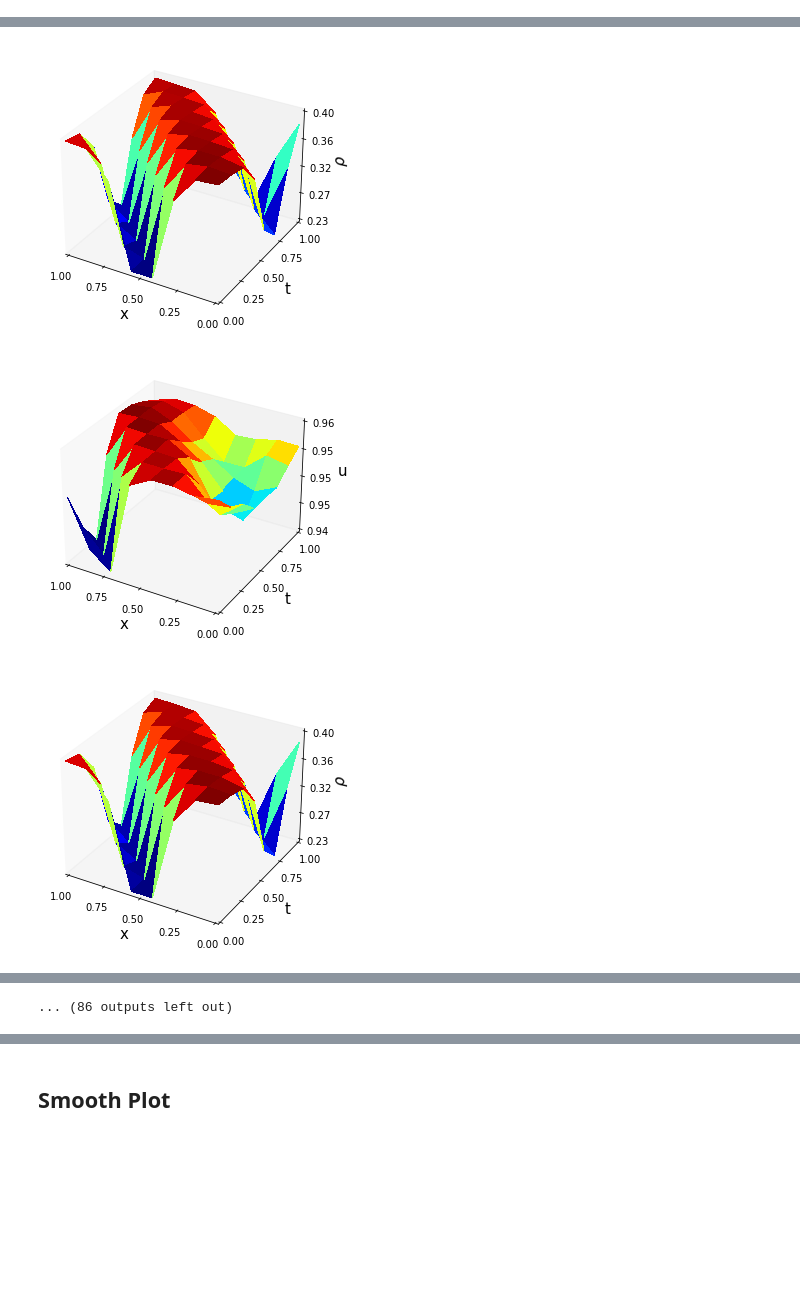
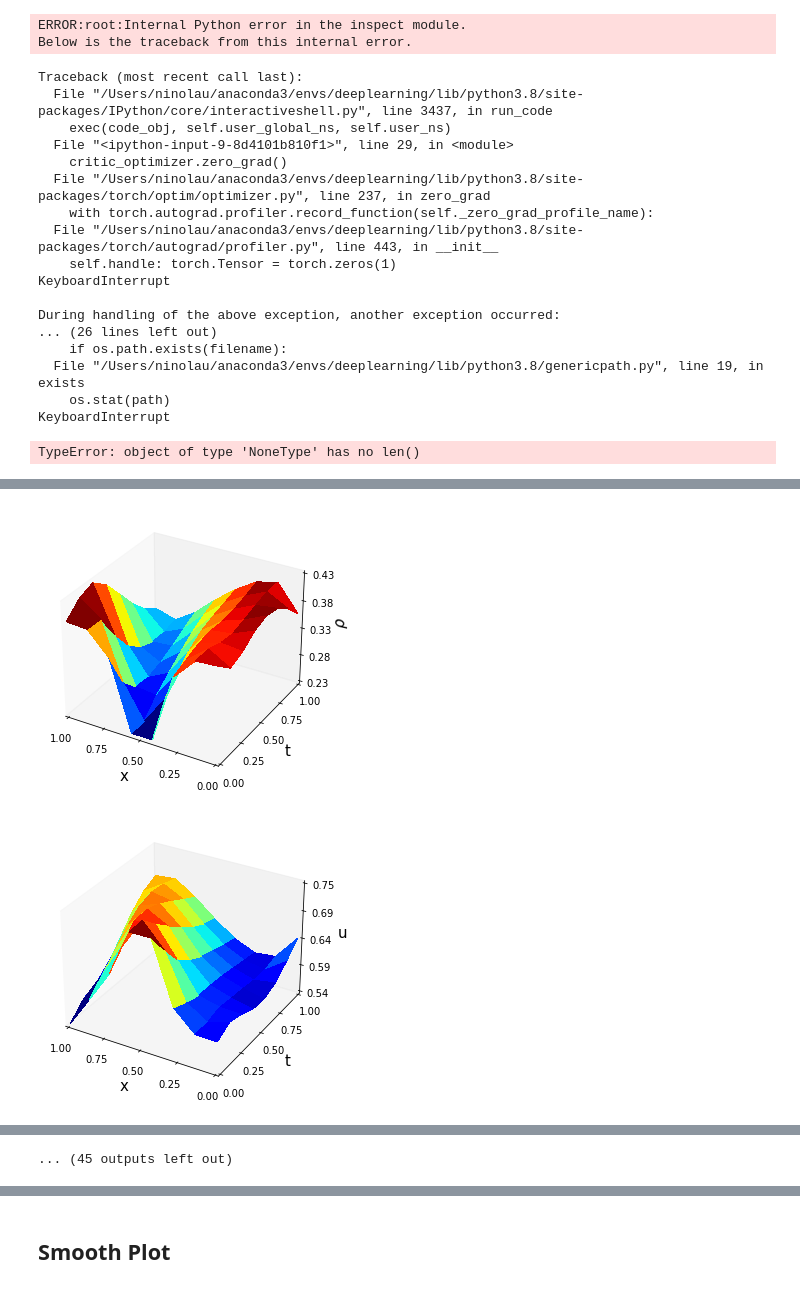
Before and after one commit to LovelyBuggies/MFG-RL-PIDL, a Jupyter notebook: lwr_notebook.ipynb, the cells around one changed output, grey strips where cells are left out. Drawn from its saved outputs; the diff is of its cells as text; code cells hidden in the pictures; blank space fills up the shorter version.

```diff
--- a/lwr_notebook.ipynb
+++ b/lwr_notebook.ipynb
@@ -102,7 +102,7 @@ def train_rho_network_one_step(n_cell, T_terminal, rho, rho_network, rho_optimiz
             truths.append(rho[i, j])
             keys.append(np.array([i, j]) / n_cell)
 
-    for _ in range(4000):
+    for _ in range(3000):
         truths = torch.tensor(truths, requires_grad=True)
         preds = torch.reshape(rho_network(np.array(keys)), (1, len(truths)))
         loss = (truths - preds).abs().mean()
@@ -121,8 +121,8 @@ d = rho[:, 0]
 delta_T = 1 / n_cell
 T = int(T_terminal / delta_T)
 u_hist = [0.5 * np.ones((n_cell, T))]
-rho_hist = [u_hist[0]]
-u_diff_hist, rho_diff_hist = list(), list()
+rho_hist = [get_rho_from_u(u_hist[0], d)]
+# u_diff_hist, rho_diff_hist = list(), list()
 
 u = 0.5 * np.ones((n_cell, T))
 V = np.zeros((n_cell + 1, T + 1), dtype=np.float64)
@@ -147,24 +147,21 @@ for it in range(100):
                 truths.append(0)
             else:
                 if i == n_cell:
-                    rho_i_t = rho[0,t] #float(rho_network.forward(np.array([0, t]) / n_cell))
-                    speed = min(max(float(critic(np.array([i, t + 1]) / n_cell) - critic(np.array([0, t + 1]) / n_cell)) / delta_T + 1,0),1) #- rho_i_t
+                    # rho_i_t = rho[0,t]
+                    rho_i_t = float(rho_network.forward(np.array([0, t]) / n_cell))
+                    speed = 1- rho_i_t
                     truths.append(delta_T * 0.5 * (1 - speed - rho_i_t) ** 2 + fake_critic(
                         np.array([speed, t + 1]) / n_cell))
-                    # truths.append(delta_T * (0.5 * speed ** 2 + rho_i_t  - speed) + fake_critic(
-                    #     np.array([speed, t + 1]) / n_cell))
                 else:
-                    rho_i_t = rho[i,t] #float(rho_network.forward(np.array([i, t]) / n_cell))
-                    speed = min(max(float(critic(np.array([i, t + 1]) / n_cell) - critic(np.array([i + 1, t + 1]) / n_cell)) / delta_T + 1,0),1) #- rho_i_t
+                    # rho_i_t = rho[i,t]
+                    rho_i_t = float(rho_network.forward(np.array([i, t]) / n_cell))
+                    speed = 1- rho_i_t
                     u[i, t] = speed
                     truths.append(delta_T * 0.5 * (1 - speed - rho_i_t) ** 2 + fake_critic(
                         np.array([speed, t + 1]) / n_cell))
-                    # truths.append(delta_T * (0.5 * speed ** 2 + rho_i_t  - speed) + fake_critic(
-                    #     np.array([i + speed, t + 1]) / n_cell))
-
 
     truths = torch.tensor(truths, requires_grad=True)
-    for c_it in range(100):
+    for c_it in range(3000):
         preds = torch.reshape(critic(np.array(states)), (1, len(truths)))
         critic_loss = (truths - preds).abs().mean()
         critic_optimizer.zero_grad()
@@ -177,15 +174,36 @@ for it in range(100):
     u = np.array(u_hist).mean(axis=0)
     rho = get_rho_from_u(u, d)
     rho_hist.append(rho)
-    u_diff_hist.append(np.mean(abs(u_hist[-1] - u_hist[-2])))
-    rho_diff_hist.append(np.mean(abs(rho_hist[-1] - rho_hist[-2])))
-    # rho_network = train_rho_network_one_step(n_cell, T_terminal, rho, rho_network, rho_optimizer)
-    if it % 20 == 0 and it != 0:
-        # plot_3d(n_cell, T_terminal, u, "u", f"./fig/u/{it}.pdf")
-        # plot_3d(n_cell, T_terminal, rho, r"$\rho$", f"./fig/rho/{it}.pdf")
+    # u_diff_hist.append(np.mean(abs(u_hist[-1] - u_hist[-2])))
+    # rho_diff_hist.append(np.mean(abs(rho_hist[-1] - rho_hist[-2])))
+    rho_network = train_rho_network_one_step(n_cell, T_terminal, rho, rho_network, rho_optimizer)
+    # rho_network = get_rho_network_from_u(n_cell, T_terminal, u, d, rho_network, rho_optimizer, n_iterations=3000)
+    if it % 2 == 0 and it != 0:
+        plot_3d(n_cell, T_terminal, u, "u", f"./fig/u/{it}.pdf")
+        plot_3d(n_cell, T_terminal, rho, r"$\rho$", f"./fig/rho/{it}.pdf")
 
 # u_diff_df = pd.DataFrame(u_diff_hist)
 # u_diff_df.to_csv(f"./diff/u-sep.csv")
 # rho_diff_df = pd.DataFrame(rho_diff_hist)
 # rho_diff_df.to_csv(f"./diff/rho-sep.csv")
 # %% [output]
+ERROR:root:Internal Python error in the inspect module.
+Below is the traceback from this internal error.
+Traceback (most recent call last):
+  File "/Users/ninolau/anaconda3/envs/deeplearning/lib/python3.8/site-packages/IPython/core/interactiveshell.py", line 3437, in run_code
+    exec(code_obj, self.user_global_ns, self.user_ns)
+  File "<ipython-input-9-8d4101b810f1>", line 29, in <module>
+    critic_optimizer.zero_grad()
+  File "/Users/ninolau/anaconda3/envs/deeplearning/lib/python3.8/site-packages/torch/optim/optimizer.py", line 237, in zero_grad
+    with torch.autograd.profiler.record_function(self._zero_grad_profile_name):
+  File "/Users/ninolau/anaconda3/envs/deeplearning/lib/python3.8/site-packages/torch/autograd/profiler.py", line 443, in __init__
+    self.handle: torch.Tensor = torch.zeros(1)
+KeyboardInterrupt
+
+During handling of the above exception, another exception occurred:
+... (26 lines left out)
+    if os.path.exists(filename):
+  File "/Users/ninolau/anaconda3/envs/deeplearning/lib/python3.8/genericpath.py", line 19, in exists
+    os.stat(path)
+KeyboardInterrupt
+TypeError: object of type 'NoneType' has no len()
@@ -199,3 +217,2 @@ for it in range(100):
-[figure, old version]
+[figure, new version]
-[figure, old version]
+[figure, new version]
-[figure, removed]
@@ -204,3 +219,3 @@ for it in range(100):
-... (86 outputs left out)
+... (45 outputs left out)
 # %%
 plot_3d(8,1,rho,r"$\rho$",None)
```
Also changed, not shown: parts of 4 cells of this notebook, 7 other files.
